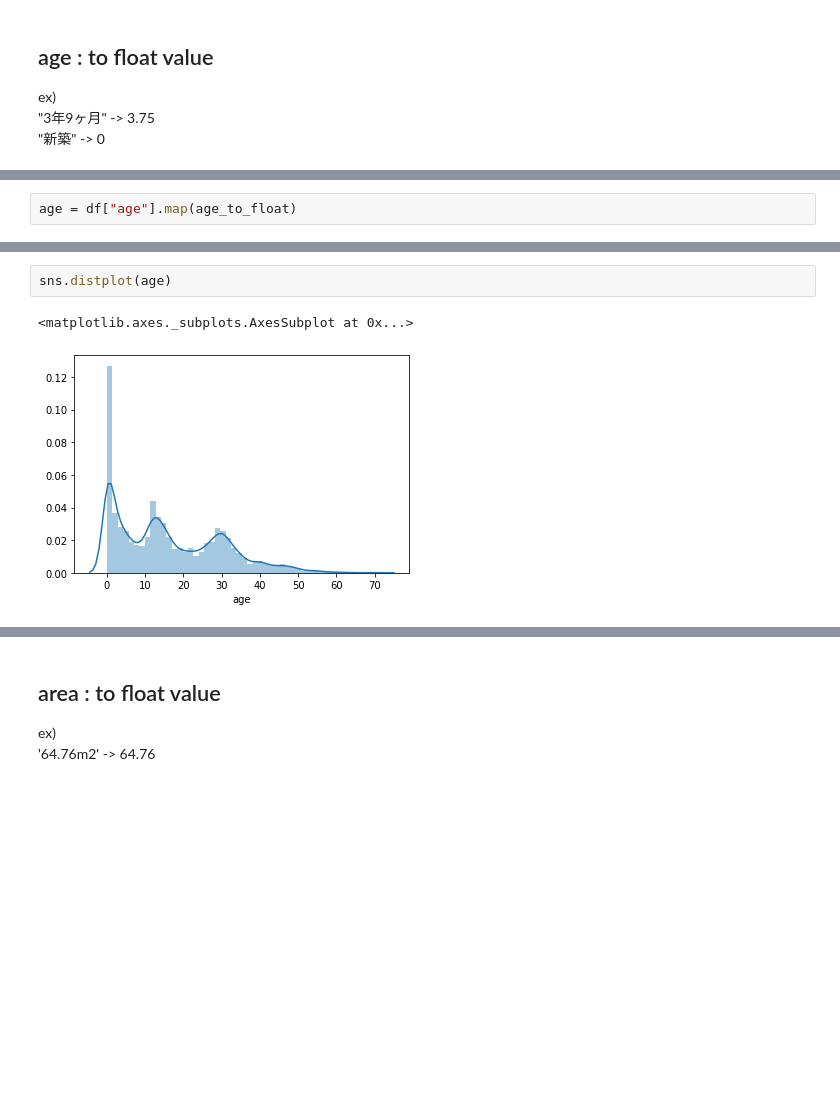
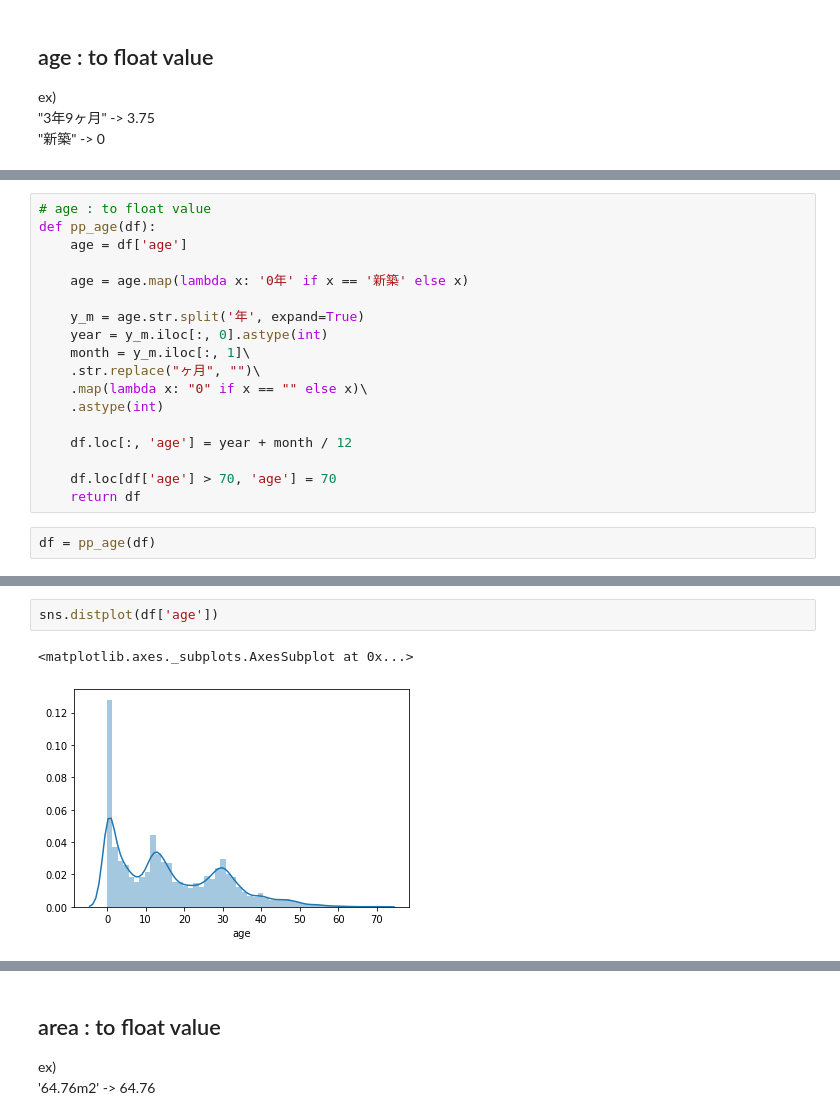
Before and after one commit to kaiml/lease-eda, a Jupyter notebook: notebook/preprocess/numerical.ipynb, the cells around one changed output, grey strips where cells are left out. Drawn from its saved outputs; the diff is of its cells as text; blank space fills up the shorter version.

```diff
--- a/notebook/preprocess/numerical.ipynb
+++ b/notebook/preprocess/numerical.ipynb
@@ -124,3 +93,21 @@ def age_to_float(age):
-# %%
-age = df["age"].map(age_to_float)
+# %%
+# age : to float value
+def pp_age(df):
+    age = df['age']
+
+    age = age.map(lambda x: '0年' if x == '新築' else x)
+
+    y_m = age.str.split('年', expand=True)
+    year = y_m.iloc[:, 0].astype(int)
+    month = y_m.iloc[:, 1]\
+    .str.replace("ヶ月", "")\
+    .map(lambda x: "0" if x == "" else x)\
+    .astype(int)
+
+    df.loc[:, 'age'] = year + month / 12
+
+    df.loc[df['age'] > 70, 'age'] = 70
+    return df
+# %%
+df = pp_age(df)
 # %%
@@ -139,9 +126,9 @@ age.astype(int).value_counts()
 67        1
 Name: age, Length: 71, dtype: int64
 # %%
-sns.distplot(age)
+sns.distplot(df['age'])
 # %% [output]
 <matplotlib.axes._subplots.AxesSubplot at 0x...>
-[figure, old version]
+[figure, new version]
 # %%
 # Little correlation...
```
Also changed, not shown: parts of 25 cells of this notebook, 6 other files.
